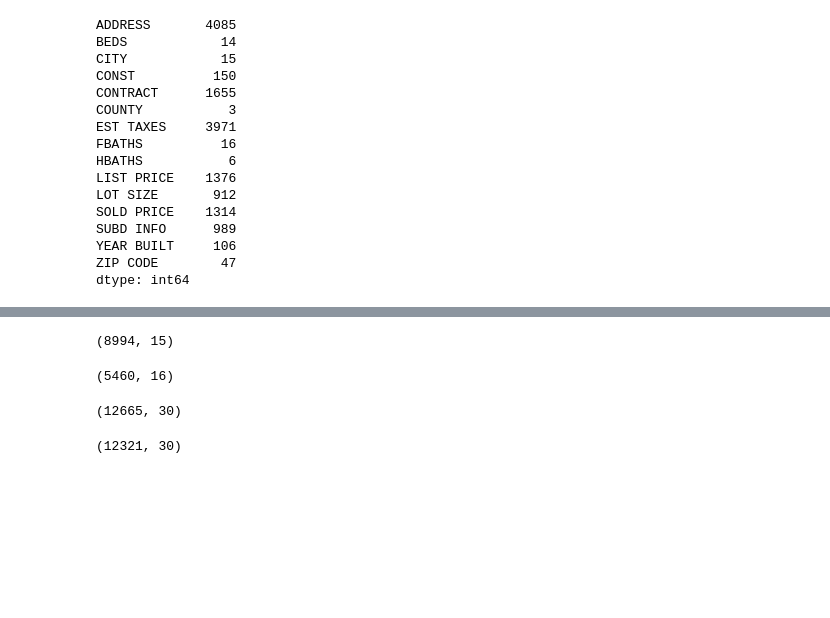
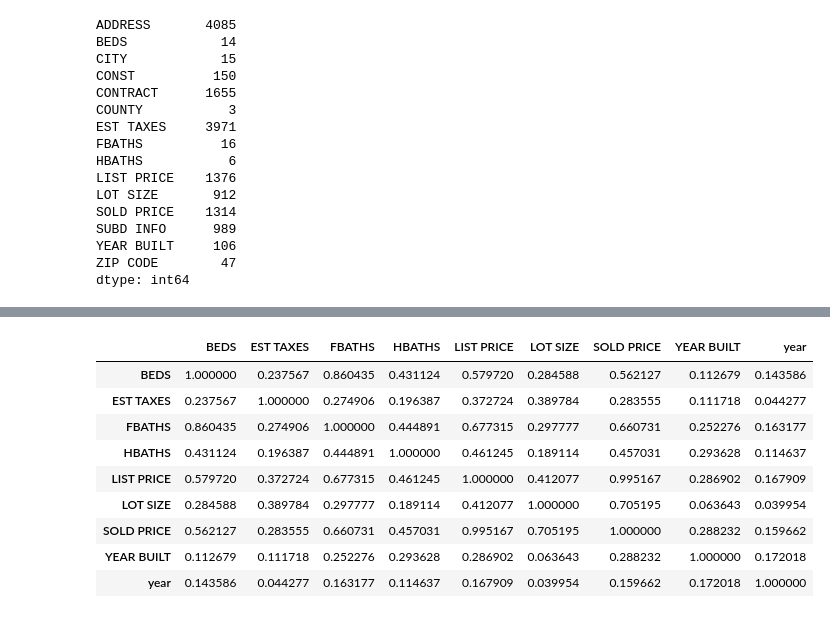
Before and after one commit to talalgedeon/Big-Data-Project, a Jupyter notebook: Miami Real Estate/Real Estate Data.ipynb, the cells around one changed output, grey strips where cells are left out. Cells and saved outputs as stored; diff of their text form; code cells hidden in the pictures; blank space fills up the shorter version.

```diff
--- a/Miami Real Estate/Real Estate Data.ipynb
+++ b/Miami Real Estate/Real Estate Data.ipynb
@@ -208,18 +239,13 @@ miami.head()
 # %%
-miami.shape
+miami.corr()
 # %% [output]
-(8994, 15)
+|  | BEDS | EST TAXES | FBATHS | HBATHS | LIST PRICE | LOT SIZE | SOLD PRICE | YEAR BUILT | year |
+| BEDS | 1.000000 | 0.237567 | 0.860435 | 0.431124 | 0.579720 | 0.284588 | 0.562127 | 0.112679 | 0.143586 |
+| EST TAXES | 0.237567 | 1.000000 | 0.274906 | 0.196387 | 0.372724 | 0.389784 | 0.283555 | 0.111718 | 0.044277 |
+| FBATHS | 0.860435 | 0.274906 | 1.000000 | 0.444891 | 0.677315 | 0.297777 | 0.660731 | 0.252276 | 0.163177 |
+| HBATHS | 0.431124 | 0.196387 | 0.444891 | 1.000000 | 0.461245 | 0.189114 | 0.457031 | 0.293628 | 0.114637 |
+| LIST PRICE | 0.579720 | 0.372724 | 0.677315 | 0.461245 | 1.000000 | 0.412077 | 0.995167 | 0.286902 | 0.167909 |
+| LOT SIZE | 0.284588 | 0.389784 | 0.297777 | 0.189114 | 0.412077 | 1.000000 | 0.705195 | 0.063643 | 0.039954 |
+| SOLD PRICE | 0.562127 | 0.283555 | 0.660731 | 0.457031 | 0.995167 | 0.705195 | 1.000000 | 0.288232 | 0.159662 |
+| YEAR BUILT | 0.112679 | 0.111718 | 0.252276 | 0.293628 | 0.286902 | 0.063643 | 0.288232 | 1.000000 | 0.172018 |
+| year | 0.143586 | 0.044277 | 0.163177 | 0.114637 | 0.167909 | 0.039954 | 0.159662 | 0.172018 | 1.000000 |
-# %%
-lat_long.shape
-# %% [output]
-(5460, 16)
-# %%
-new_train = pd.merge(miami,lat_long, on='ADDRESS',how='left')
-new_train.shape
-# %% [output]
-(12665, 30)
-# %%
-x = miami.merge(lat_long, how='right', left_on='ADDRESS', right_on='ADDRESS')
-x.shape
-# %% [output]
-(12321, 30)
```
Also changed, not shown: parts of 21 cells of this notebook, 5 other files.
